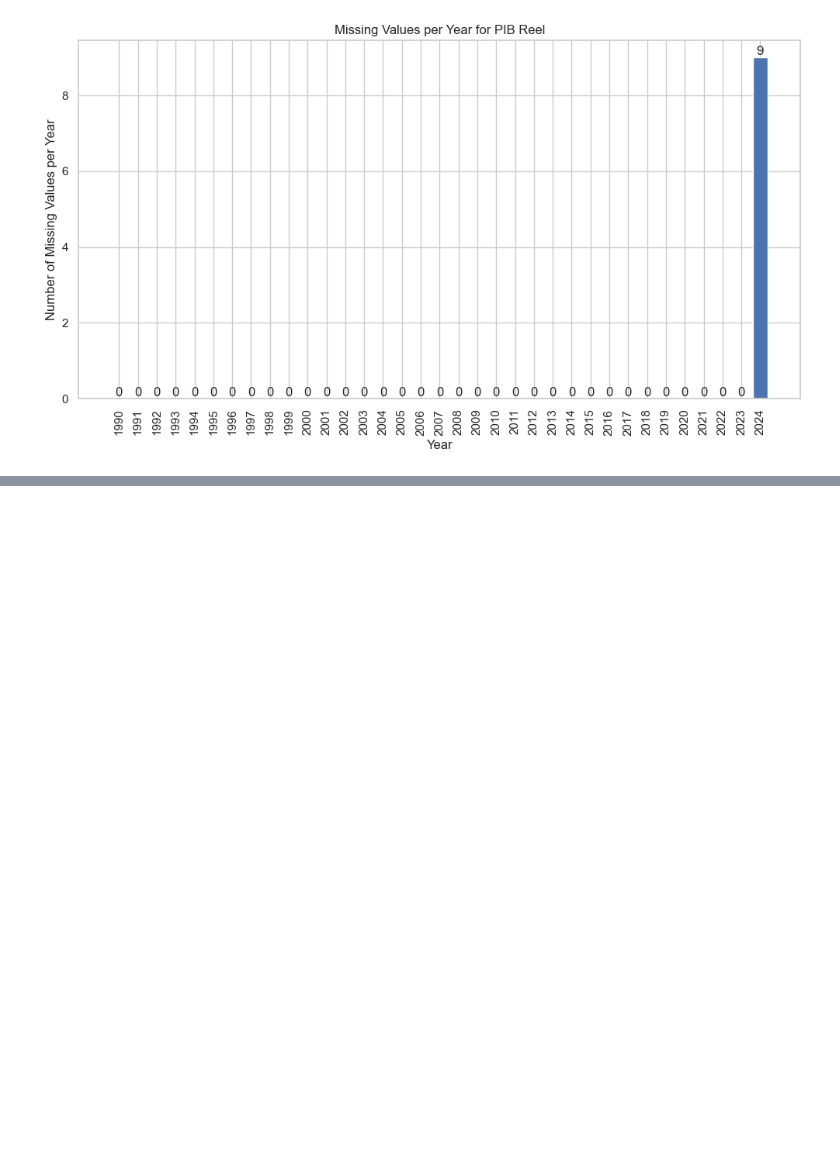
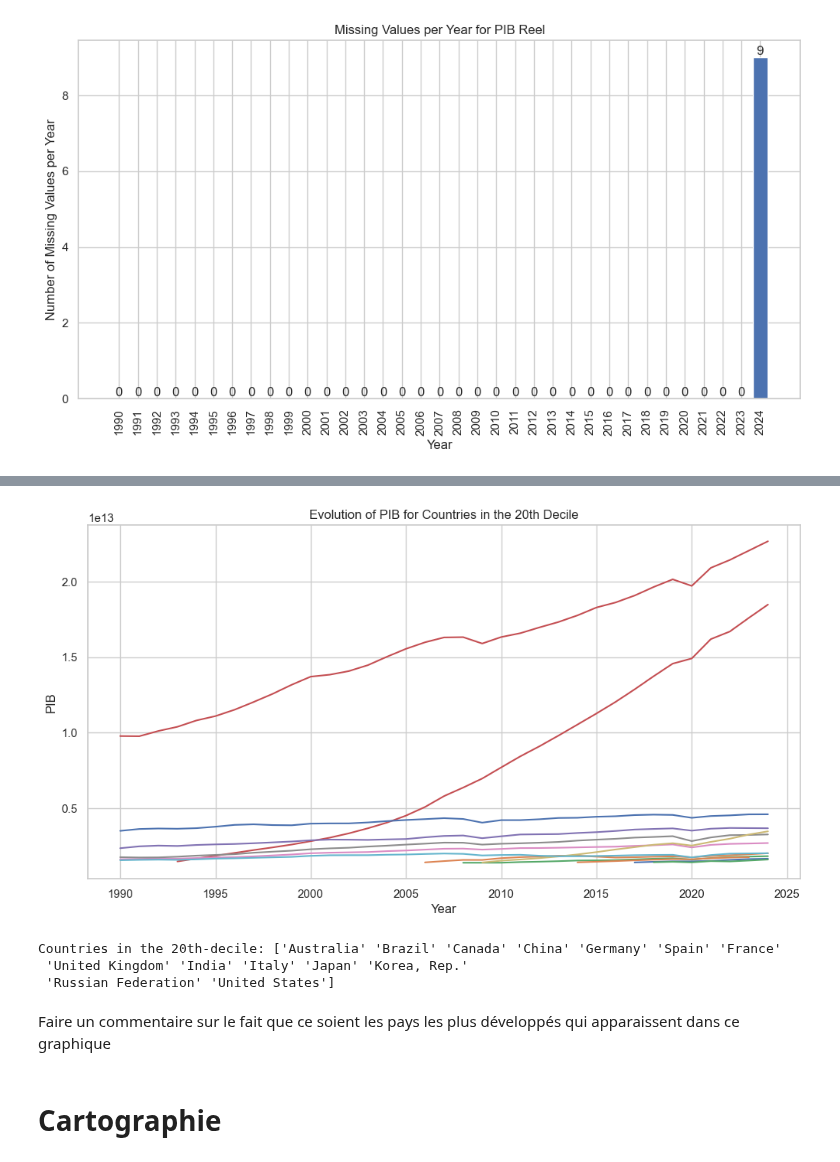
Before and after one commit to nile2304/Data-Science-Project-ENSAE, a Jupyter notebook: main.ipynb, the cells around one changed output, grey strips where cells are left out. Saved outputs shown, nothing was run; the diff lists cells and outputs as text; code cells hidden in the pictures; blank space fills up the shorter version.

```diff
--- a/main.ipynb
+++ b/main.ipynb
@@ -122,0 +144,11 @@ da.check_missing_values(PIB_Reel_data_final,"PIB")
+# %%
+dv.plot_PIB_top_quantile_countries(PIB_Reel_data_final)
+# %% [output]
+[figure, added]
+Countries in the 20th-decile: ['Australia' 'Brazil' 'Canada' 'China' 'Germany' 'Spain' 'France'
+ 'United Kingdom' 'India' 'Italy' 'Japan' 'Korea, Rep.'
+ 'Russian Federation' 'United States']
+# %% [markdown]
+Faire un commentaire sur le fait que ce soient les pays les plus développés qui apparaissent dans ce graphique
+# %% [markdown]
+# Cartographie
```
Also changed, not shown: parts of 8 cells of this notebook, 1 other file.
